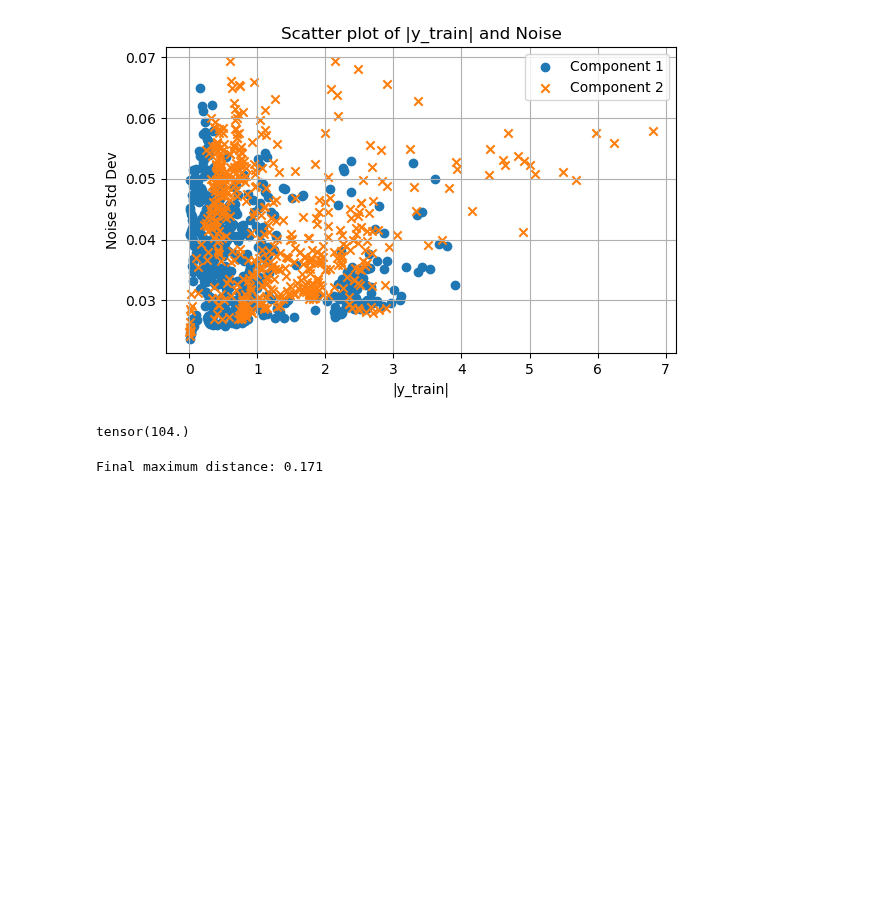
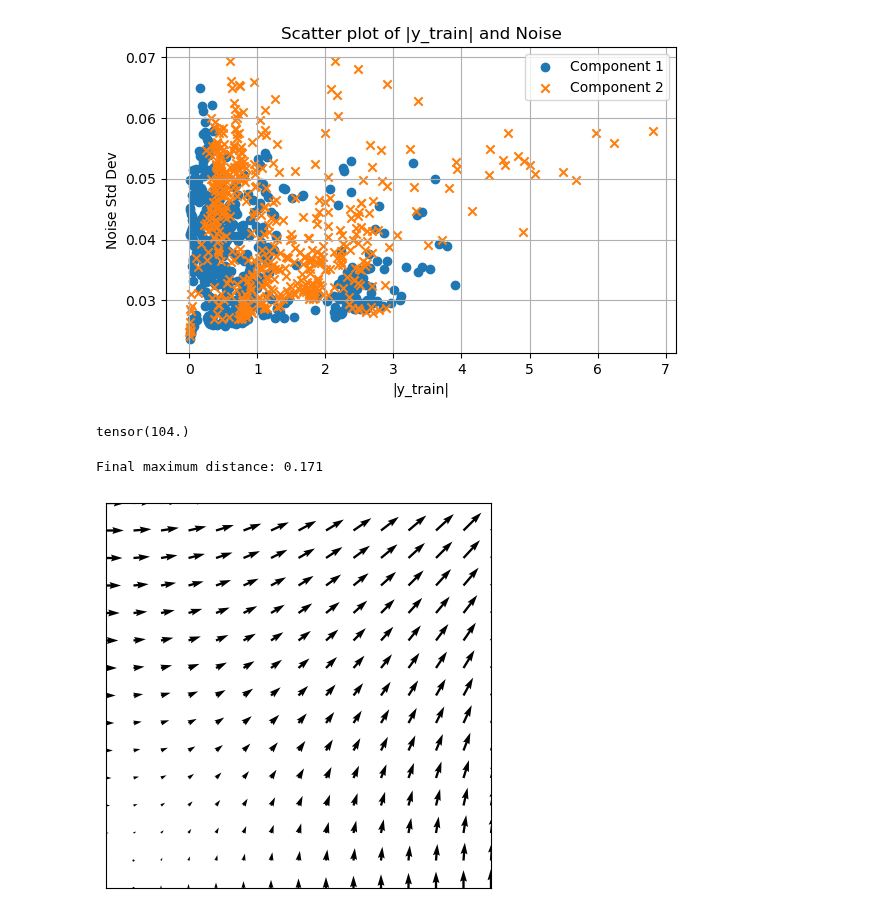
Before and after one commit to kimbente/ice_thickness, a Jupyter notebook: debug.ipynb, the cells around one changed output. Drawn from its saved outputs; the diff is of its cells as text; code cells hidden in the pictures; blank space fills up the shorter version.

```diff
--- a/debug.ipynb
+++ b/debug.ipynb
@@ -886,0 +889,33 @@ Final maximum distance: 0.171
+# %%
+from utils import make_grid
+x_grid, x_grid_long = make_grid(15)
+
+from simulate import simulate_convergence, simulate_merge
+
+conv = simulate_convergence(x_grid_long)
+merge = simulate_merge(x_grid_long) * 0.5
+
+sum = conv + merge
+
+from matplotlib import pyplot as plt
+# %%
+fig, ax = plt.subplots(1, 1, figsize = (5, 5))
+ax.quiver(
+    x_grid_long[:, 0],
+    x_grid_long[:, 1],
+    conv[:, 0],
+    conv[:, 1],
+    scale = 20, width = 0.006)
+
+ax.set_xlim(0, 1)
+ax.set_ylim(0, 1)
+
+# Remove axis labels
+ax.set_xticks([])
+ax.set_yticks([])
+
+ax.set_aspect("equal")
+
+plt.show()
+# %% [output]
+[figure, added]
```
Also changed, not shown: parts of 3 cells of this notebook, 27 other files.
